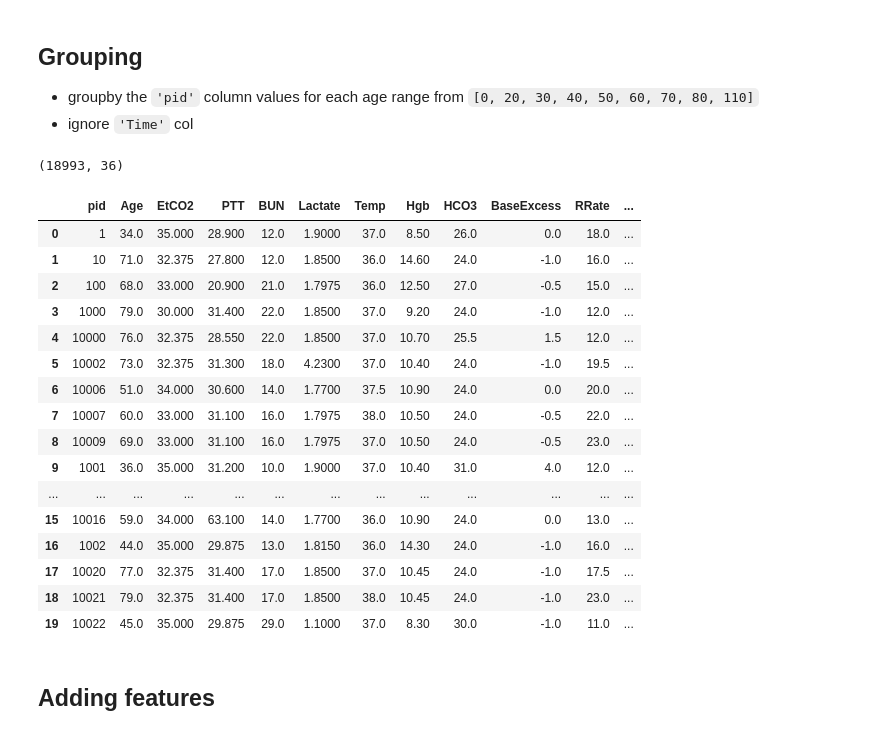
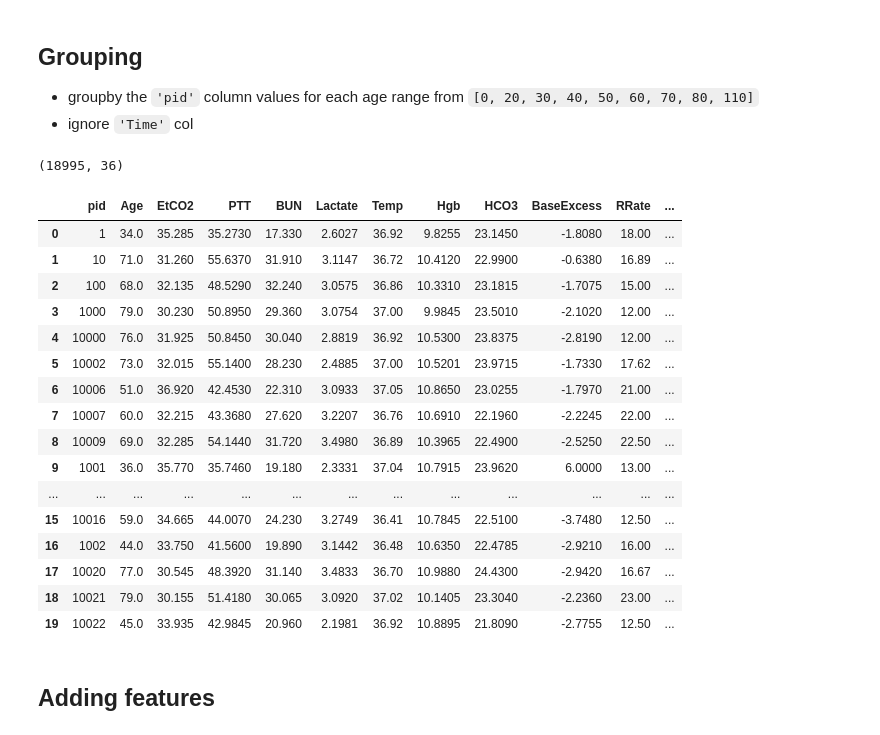
Before and after one commit to dvdblk/iml20, a Jupyter notebook: task_2/task_2.ipynb, the cells around one changed output. Drawn from its saved outputs; the diff is of its cells as text; code cells hidden in the pictures.

Commit message:
Update task_2 with knnimputer results

```diff
--- a/task_2/task_2.ipynb
+++ b/task_2/task_2.ipynb
@@ -104,9 +104,9 @@ print(train_labels_df.shape, "| features:", train_features_df.shape)
 
 outlier_columns = [col for col in train_features_df.columns if col not in ['pid', 'Time', 'Age']]
 
-df = train_features_df[outlier_columns]
-rows_to_keep = df[df.fillna(df.median()).apply(lambda x: np.abs(x - x.mean()) / x.std() < 7).all(axis=1)].index
-train_features_df = train_features_df.iloc[rows_to_keep]
+#df = train_features_df[outlier_columns]
+#rows_to_keep = df[df.fillna(df.median()).apply(lambda x: np.abs(x - x.mean()) / x.std() < 7).all(axis=1)].index
+#train_features_df = train_features_df.iloc[rows_to_keep]
 
 print(train_labels_df.shape, "| features:", train_features_df.shape)
 # %% [output]
@@ -163,0 +166,34 @@ display(labels_sepsis_positive.head(100))
+# %%
+from sklearn.impute import KNNImputer
+import multiprocessing
+
+print("Train set has NaN values: {}".format(train_features_df.isnull().values.any()))
+print("Starting KNN Imputation")
+imputer = KNNImputer(n_neighbors=50)
+imputer.fit(train_features_df.iloc[:, 2:])
+
+num_processes = multiprocessing.cpu_count()
+chunk_size = int(train_features_df.shape[0]/num_processes)
+
+process_chunks = [train_features_df.iloc[train_features_df.index[i: i + chunk_size]] for i in range(0, train_features_df.shape[0], chunk_size)]
+
+def impute_with_knn(df):
+    nr_chunks = 1000
+    for train_chunk in tqdm(np.array_split(df, nr_chunks)):
+        train_chunk_filled = imputer.transform(train_chunk)
+        df.iloc[train_chunk.index] = train_chunk_filled
+    return df
+
+#pool = multiprocessing.Pool(processes=num_processes)
+#result = pool.map(impute_with_knn, process_chunks)
+
+#for i in range(len(result)):
+#    train_features_df.iloc[result[i].index, 2:] = result[i]
+
+train_features_df.iloc[:, 2:] = impute_with_knn(train_features_df.iloc[:, 2:])
+
+imputed_train_filename = 'data/train_features_imputed.csv'
+print("Finished KNN Imputation, saving to '{}'.".format(imputed_train_filename))
+print("Train set has NaN values: {}".format(train_features_df.isnull().values.any()))
+train_features_df.to_csv(imputed_train_filename, index=False)
+display(train_features_df.head(600))
@@ -169,46 +227,46 @@ display(labels_sepsis_positive.head(100))
 # %%
 def group_columns_in_df(df):
     age_ranges = [0, 20, 30, 40, 50, 60, 70, 80, 110]
     dfs = []
     for i in range(len(age_ranges) - 1):
         age_l = age_ranges[i]
         age_u = age_ranges[i+1]
         sub_df = df[(df['Age'] >= age_l) & (df['Age'] < age_u)]
         sub_df = sub_df.loc[:, sub_df.columns != 'Time'].groupby('pid', as_index=False, sort=False).agg(np.median)
         sub_df = sub_df.fillna(sub_df.median())
         dfs.append(sub_df)
-    grouped_df = df.loc[:, df.columns != 'Time'].groupby('pid', as_index=False, sort=False).agg(np.nanmedian)
+    grouped_df = df.loc[:, df.columns != 'Time'].groupby('pid', as_index=False, sort=False).agg(np.nanmean)
     result = grouped_df.copy()
     result.update(result[['pid']].merge(pd.concat(dfs)))
     result = result.astype({"pid": int})
     assert(grouped_df.shape == result.shape)
     assert(not grouped_df.equals(result))
     return result
 
 X_df = group_columns_in_df(train_features_df)
 display(X_df.shape)
 display(X_df.head(20))
 
 X_test_df = group_columns_in_df(test_features_df)
 # %% [output]
-(18993, 36)
+(18995, 36)
 |  | pid | Age | EtCO2 | PTT | BUN | Lactate | Temp | Hgb | HCO3 | BaseExcess | RRate | ... |
-| 0 | 1 | 34.0 | 35.000 | 28.900 | 12.0 | 1.9000 | 37.0 | 8.50 | 26.0 | 0.0 | 18.0 | ... |
-| 1 | 10 | 71.0 | 32.375 | 27.800 | 12.0 | 1.8500 | 36.0 | 14.60 | 24.0 | -1.0 | 16.0 | ... |
-| 2 | 100 | 68.0 | 33.000 | 20.900 | 21.0 | 1.7975 | 36.0 | 12.50 | 27.0 | -0.5 | 15.0 | ... |
-| 3 | 1000 | 79.0 | 30.000 | 31.400 | 22.0 | 1.8500 | 37.0 | 9.20 | 24.0 | -1.0 | 12.0 | ... |
-| 4 | 10000 | 76.0 | 32.375 | 28.550 | 22.0 | 1.8500 | 37.0 | 10.70 | 25.5 | 1.5 | 12.0 | ... |
-| 5 | 10002 | 73.0 | 32.375 | 31.300 | 18.0 | 4.2300 | 37.0 | 10.40 | 24.0 | -1.0 | 19.5 | ... |
-| 6 | 10006 | 51.0 | 34.000 | 30.600 | 14.0 | 1.7700 | 37.5 | 10.90 | 24.0 | 0.0 | 20.0 | ... |
-| 7 | 10007 | 60.0 | 33.000 | 31.100 | 16.0 | 1.7975 | 38.0 | 10.50 | 24.0 | -0.5 | 22.0 | ... |
-| 8 | 10009 | 69.0 | 33.000 | 31.100 | 16.0 | 1.7975 | 37.0 | 10.50 | 24.0 | -0.5 | 23.0 | ... |
-| 9 | 1001 | 36.0 | 35.000 | 31.200 | 10.0 | 1.9000 | 37.0 | 10.40 | 31.0 | 4.0 | 12.0 | ... |
+| 0 | 1 | 34.0 | 35.285 | 35.2730 | 17.330 | 2.6027 | 36.92 | 9.8255 | 23.1450 | -1.8080 | 18.00 | ... |
+| 1 | 10 | 71.0 | 31.260 | 55.6370 | 31.910 | 3.1147 | 36.72 | 10.4120 | 22.9900 | -0.6380 | 16.89 | ... |
+| 2 | 100 | 68.0 | 32.135 | 48.5290 | 32.240 | 3.0575 | 36.86 | 10.3310 | 23.1815 | -1.7075 | 15.00 | ... |
+| 3 | 1000 | 79.0 | 30.230 | 50.8950 | 29.360 | 3.0754 | 37.00 | 9.9845 | 23.5010 | -2.1020 | 12.00 | ... |
+| 4 | 10000 | 76.0 | 31.925 | 50.8450 | 30.040 | 2.8819 | 36.92 | 10.5300 | 23.8375 | -2.8190 | 12.00 | ... |
+| 5 | 10002 | 73.0 | 32.015 | 55.1400 | 28.230 | 2.4885 | 37.00 | 10.5201 | 23.9715 | -1.7330 | 17.62 | ... |
+| 6 | 10006 | 51.0 | 36.920 | 42.4530 | 22.310 | 3.0933 | 37.05 | 10.8650 | 23.0255 | -1.7970 | 21.00 | ... |
+| 7 | 10007 | 60.0 | 32.215 | 43.3680 | 27.620 | 3.2207 | 36.76 | 10.6910 | 22.1960 | -2.2245 | 22.00 | ... |
+| 8 | 10009 | 69.0 | 32.285 | 54.1440 | 31.720 | 3.4980 | 36.89 | 10.3965 | 22.4900 | -2.5250 | 22.50 | ... |
+| 9 | 1001 | 36.0 | 35.770 | 35.7460 | 19.180 | 2.3331 | 37.04 | 10.7915 | 23.9620 | 6.0000 | 13.00 | ... |
 | ... | ... | ... | ... | ... | ... | ... | ... | ... | ... | ... | ... | ... |
-| 15 | 10016 | 59.0 | 34.000 | 63.100 | 14.0 | 1.7700 | 36.0 | 10.90 | 24.0 | 0.0 | 13.0 | ... |
-| 16 | 1002 | 44.0 | 35.000 | 29.875 | 13.0 | 1.8150 | 36.0 | 14.30 | 24.0 | -1.0 | 16.0 | ... |
-| 17 | 10020 | 77.0 | 32.375 | 31.400 | 17.0 | 1.8500 | 37.0 | 10.45 | 24.0 | -1.0 | 17.5 | ... |
-| 18 | 10021 | 79.0 | 32.375 | 31.400 | 17.0 | 1.8500 | 38.0 | 10.45 | 24.0 | -1.0 | 23.0 | ... |
-| 19 | 10022 | 45.0 | 35.000 | 29.875 | 29.0 | 1.1000 | 37.0 | 8.30 | 30.0 | -1.0 | 11.0 | ... |
+| 15 | 10016 | 59.0 | 34.665 | 44.0070 | 24.230 | 3.2749 | 36.41 | 10.7845 | 22.5100 | -3.7480 | 12.50 | ... |
+| 16 | 1002 | 44.0 | 33.750 | 41.5600 | 19.890 | 3.1442 | 36.48 | 10.6350 | 22.4785 | -2.9210 | 16.00 | ... |
+| 17 | 10020 | 77.0 | 30.545 | 48.3920 | 31.140 | 3.4833 | 36.70 | 10.9880 | 24.4300 | -2.9420 | 16.67 | ... |
+| 18 | 10021 | 79.0 | 30.155 | 51.4180 | 30.065 | 3.0920 | 37.02 | 10.1405 | 23.3040 | -2.2360 | 23.00 | ... |
+| 19 | 10022 | 45.0 | 33.935 | 42.9845 | 20.960 | 2.1981 | 36.92 | 10.8895 | 21.8090 | -2.7755 | 12.50 | ... |
 # %% [markdown]
 ## Adding features
 # %%
```
Also changed, not shown: parts of 12 cells of this notebook, 4 other files.
